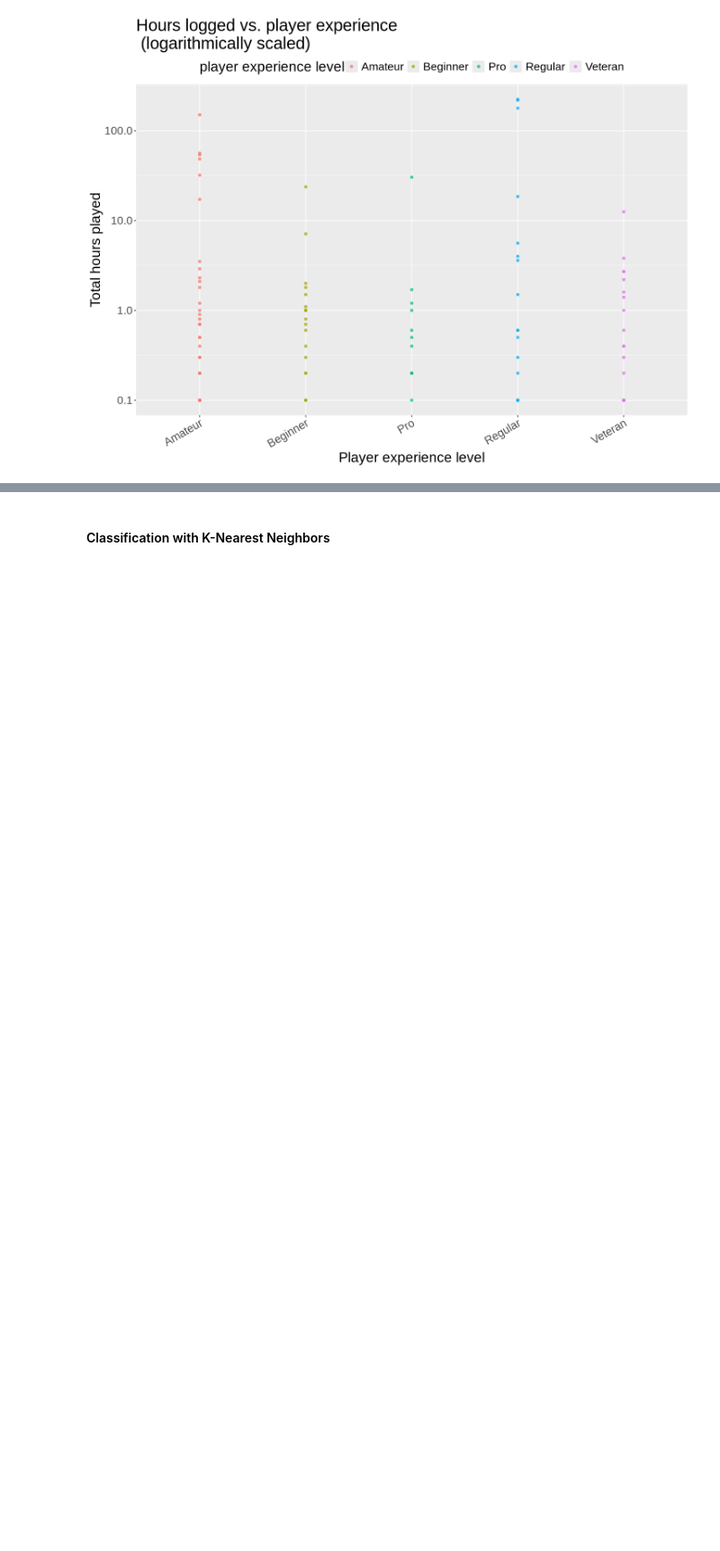
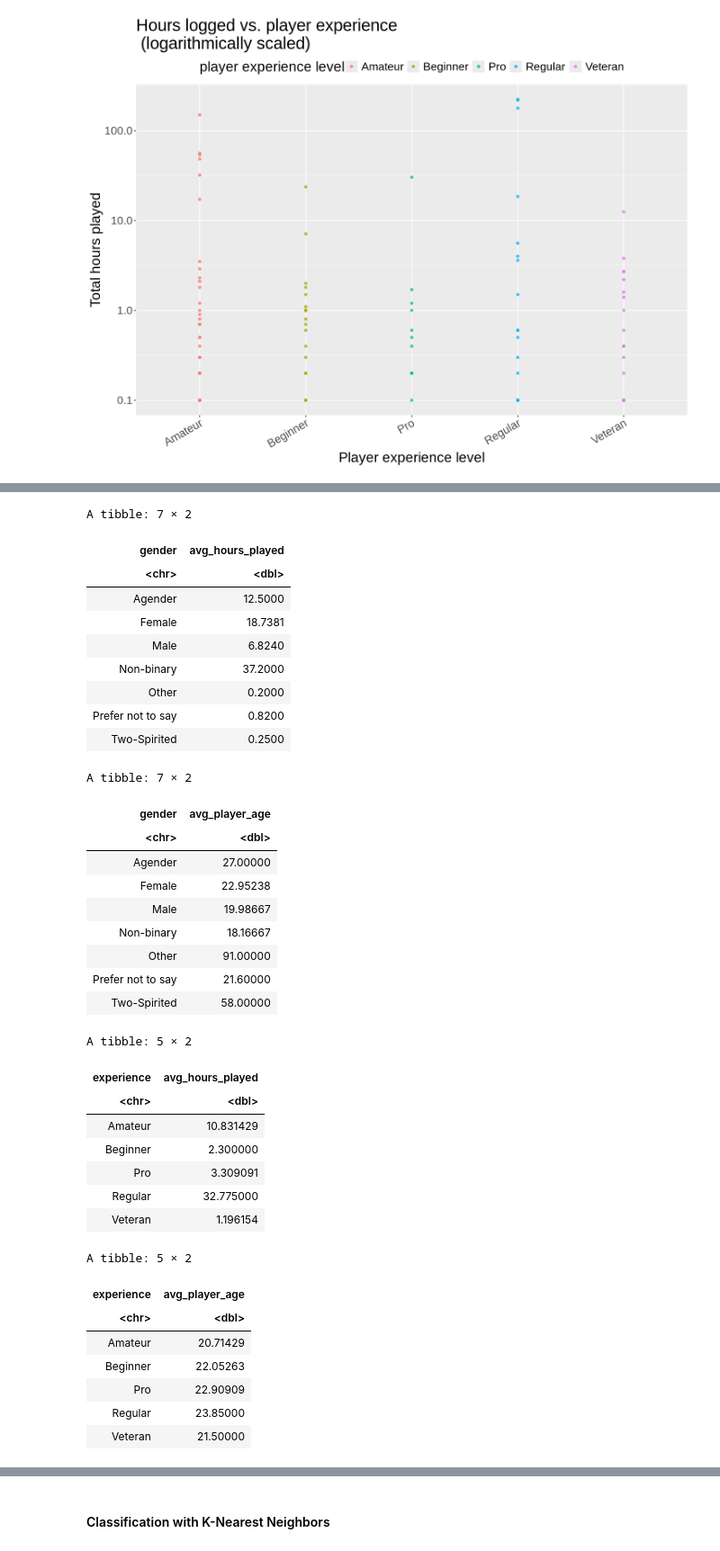
Before and after one commit to LoriTomkowicz/DSCI100_Group_Project_files, a Jupyter notebook: DSCI_group_project.ipynb, the cells around one changed output, grey strips where cells are left out. Shown at 90% size. Drawn from its saved outputs; the diff is of its cells as text; code cells hidden in the pictures; blank space fills up the shorter version.

Commit message:
added summary statistics
I added some summary statistics tibbles, since i forgot to do those initially.

```diff
--- a/DSCI_group_project.ipynb
+++ b/DSCI_group_project.ipynb
@@ -233,0 +255,65 @@ hours_experience_plot
+# %%
+gender_avg_hours <- player_demographics2 |>
+filter(participation == "willing") |>
+select(gender, played_hours) |>
+group_by(gender) |>
+summarize(avg_hours_played = mean(played_hours))
+gender_avg_hours
+
+gender_avg_age <- player_demographics2 |>
+filter(participation == "willing") |>
+select(gender, age) |>
+group_by(gender) |>
+summarize(avg_player_age = mean(age))
+gender_avg_age
+
+experience_avg_hours <- player_demographics2 |>
+filter(participation == "willing") |>
+select(experience, played_hours) |>
+group_by(experience) |>
+summarize(avg_hours_played = mean(played_hours))
+experience_avg_hours
+
+experience_avg_age <- player_demographics2 |>
+filter(participation == "willing") |>
+select(experience, age) |>
+group_by(experience) |>
+summarize(avg_player_age = mean(age))
+experience_avg_age
+# %% [output]
+A tibble: 7 × 2
+| gender | avg_hours_played |
+| <chr> | <dbl> |
+| Agender | 12.5000 |
+| Female | 18.7381 |
+| Male | 6.8240 |
+| Non-binary | 37.2000 |
+| Other | 0.2000 |
+| Prefer not to say | 0.8200 |
+| Two-Spirited | 0.2500 |
+A tibble: 7 × 2
+| gender | avg_player_age |
+| <chr> | <dbl> |
+| Agender | 27.00000 |
+| Female | 22.95238 |
+| Male | 19.98667 |
+| Non-binary | 18.16667 |
+| Other | 91.00000 |
+| Prefer not to say | 21.60000 |
+| Two-Spirited | 58.00000 |
+A tibble: 5 × 2
+| experience | avg_hours_played |
+| <chr> | <dbl> |
+| Amateur | 10.831429 |
+| Beginner | 2.300000 |
+| Pro | 3.309091 |
+| Regular | 32.775000 |
+| Veteran | 1.196154 |
+A tibble: 5 × 2
+| experience | avg_player_age |
+| <chr> | <dbl> |
+| Amateur | 20.71429 |
+| Beginner | 22.05263 |
+| Pro | 22.90909 |
+| Regular | 23.85000 |
+| Veteran | 21.50000 |
```
Also changed, not shown: parts of 7 cells of this notebook.
